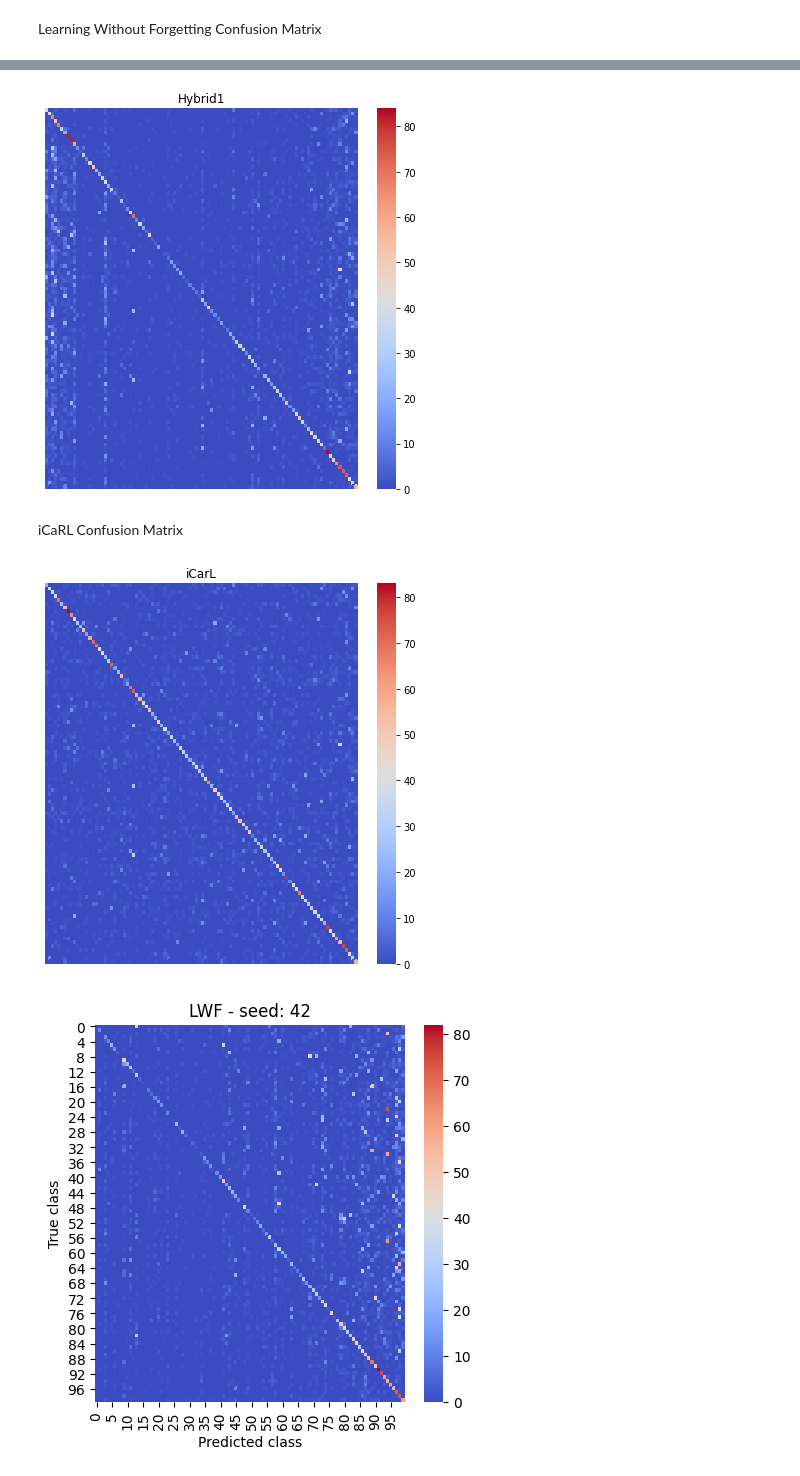
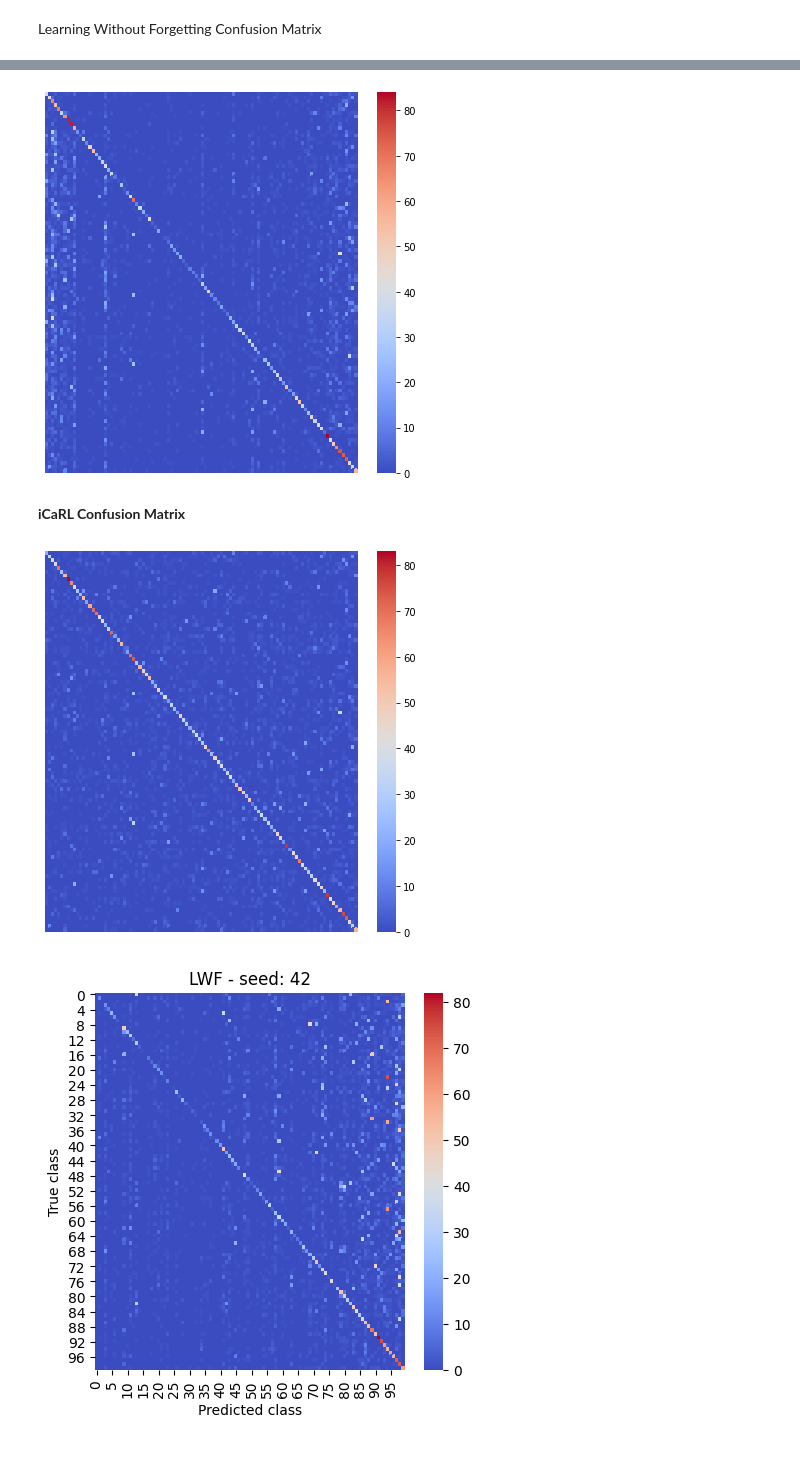
Before and after one commit to antonioalbanese/ProjectMLDL, a Jupyter notebook: plots/Plots.ipynb, the cells around one changed output, grey strips where cells are left out. Cells and saved outputs as stored; diff of their text form; code cells hidden in the pictures.

```diff
--- a/plots/Plots.ipynb
+++ b/plots/Plots.ipynb
@@ -321,17 +319,16 @@ Hybrid1 Confusion Matrix
 # %%
 preds = np.array(Hybrid1_predictions[1])
 targets = np.array(Hybrid1_true_labels[1])
 
 f, axes = plt.subplots(1, 1, figsize=(7, 7))
 cf_matrix = confusion_matrix(targets, preds)
 ax1 = sns.heatmap(cf_matrix,cmap='coolwarm', yticklabels=False, xticklabels=False)
 ax1.axes.get_yaxis().set_visible(False)
-plt.title("Hybrid1")
 ax1.get_figure().savefig("conf_hybrid1")
 # %% [output]
-[figure, old version]
+[figure, new version]
 # %% [markdown]
-iCaRL Confusion Matrix
+**iCaRL Confusion Matrix**
 # %%
 preds = np.array(iCaRL_predictions[1])
 targets = np.array(iCaRL_true_labels[1])
@@ -340,10 +337,9 @@ f, axes = plt.subplots(1, 1, figsize=(7, 7))
 cf_matrix = confusion_matrix(targets, preds)
 ax1 = sns.heatmap(cf_matrix,cmap='coolwarm', yticklabels=False, xticklabels=False)
 ax1.axes.get_yaxis().set_visible(False)
-plt.title("iCarL")
 ax1.get_figure().savefig("conf_iCaRL")
 # %% [output]
-[figure, old version]
+[figure, new version]
 # %%
 targets = np.array(LWF_true_labels[0])
 preds = np.array(LWF_predictions[0])
```
Also changed, not shown: parts of 4 cells of this notebook.
